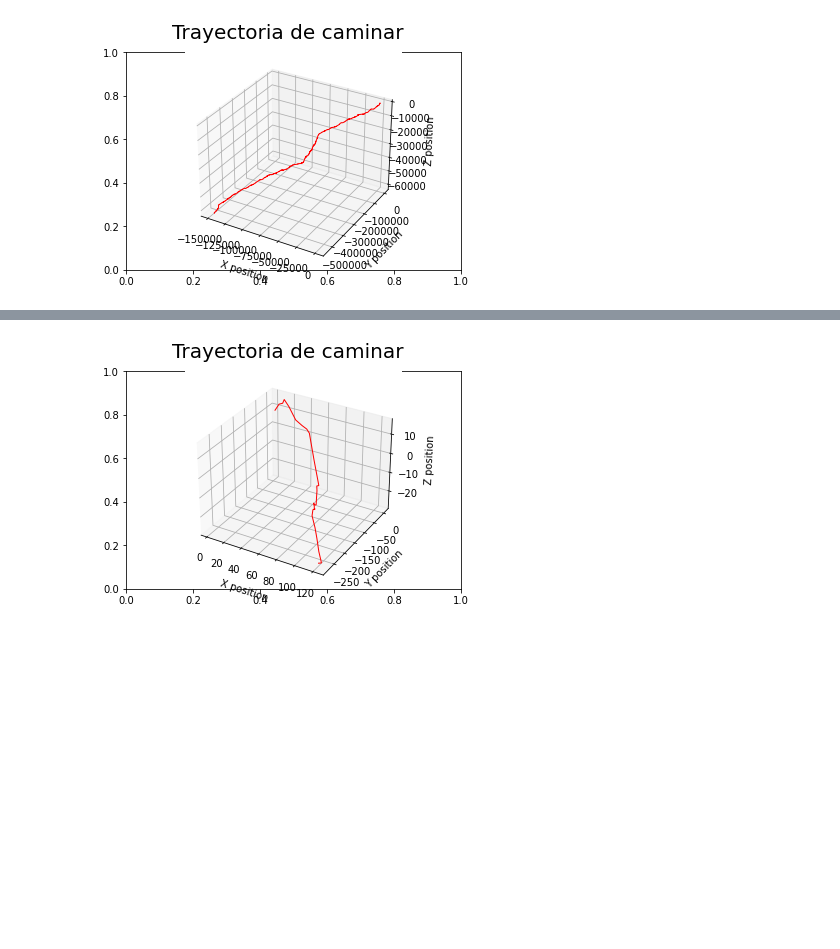
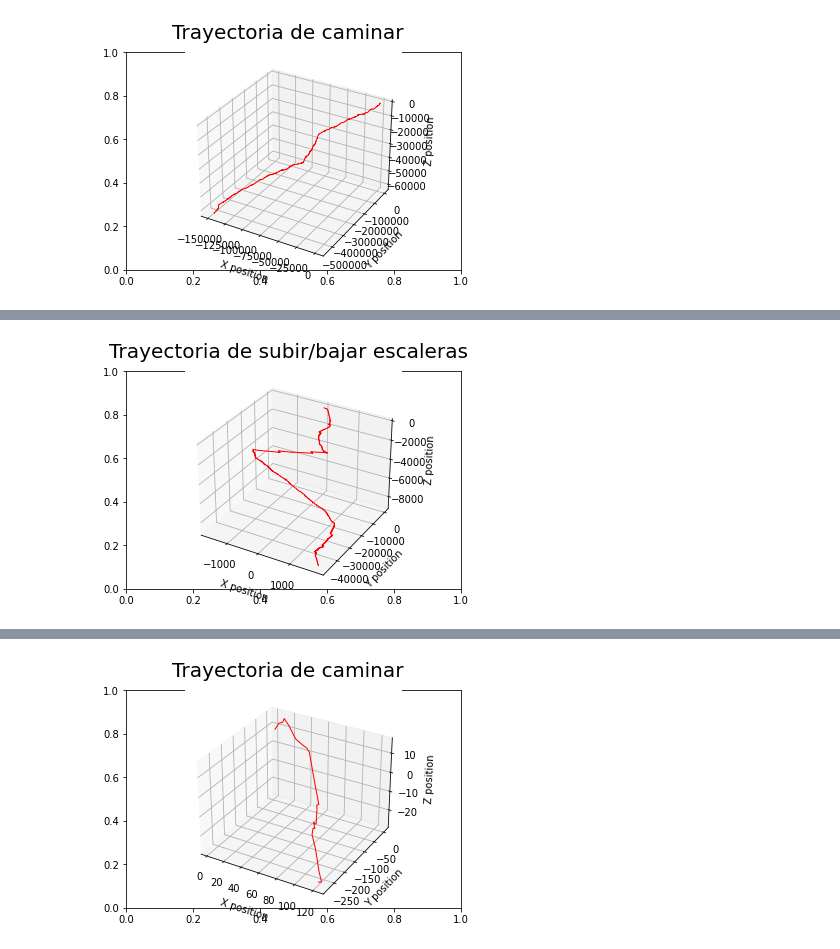
Before and after one commit to migueldemollet/Activity-Recognition, a Jupyter notebook: result.ipynb, the cells around one changed output, grey strips where cells are left out. Saved outputs shown, nothing was run; the diff lists cells and outputs as text; code cells hidden in the pictures; blank space fills up the shorter version.

```diff
--- a/result.ipynb
+++ b/result.ipynb
@@ -171,0 +177,6 @@ plot_3d_trajectory(x, y, z, 'Trayectoria de caminar')
+# %%
+# stairs
+x,y,z = select_actributs(df_stairs)
+plot_3d_trajectory(x, y, z, 'Trayectoria de subir/bajar escaleras')
+# %% [output]
+[figure, added]
```
Also changed, not shown: parts of 15 cells of this notebook.
